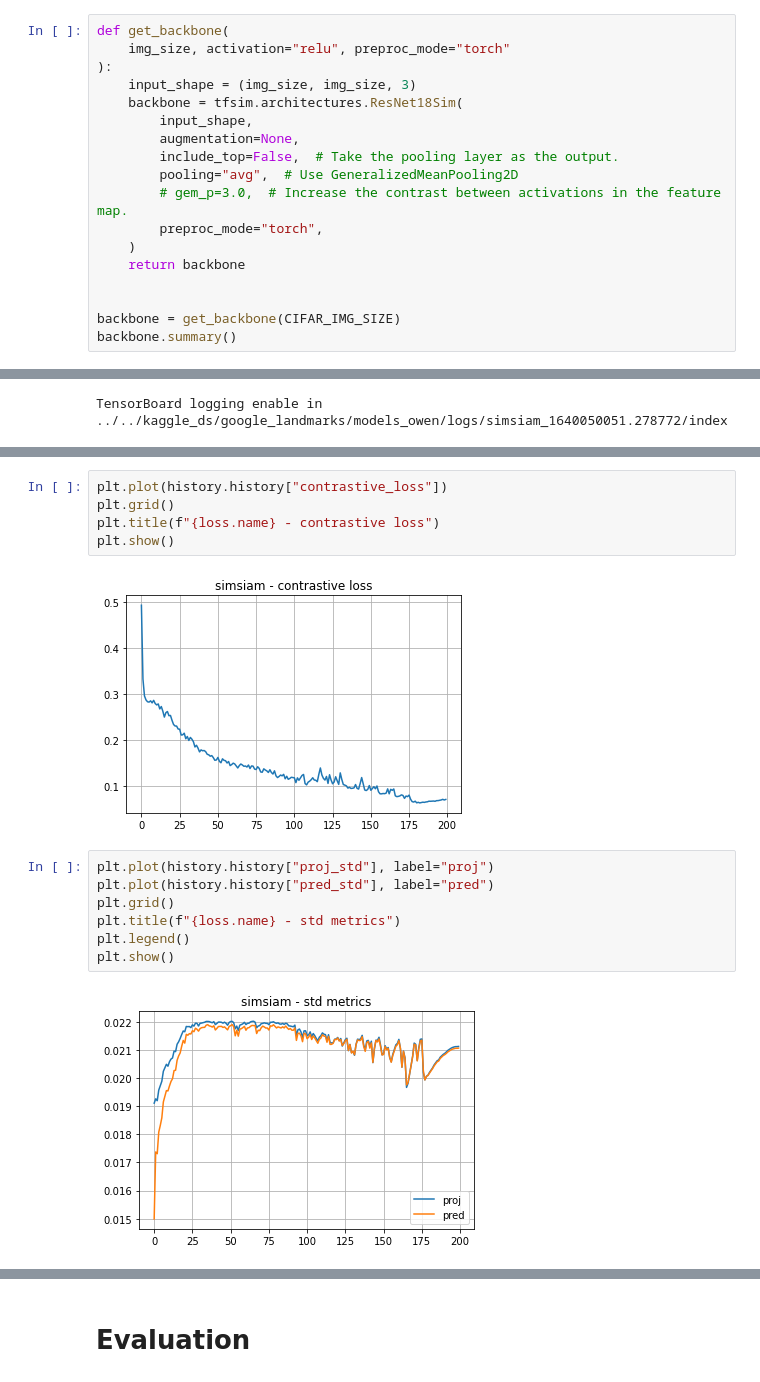
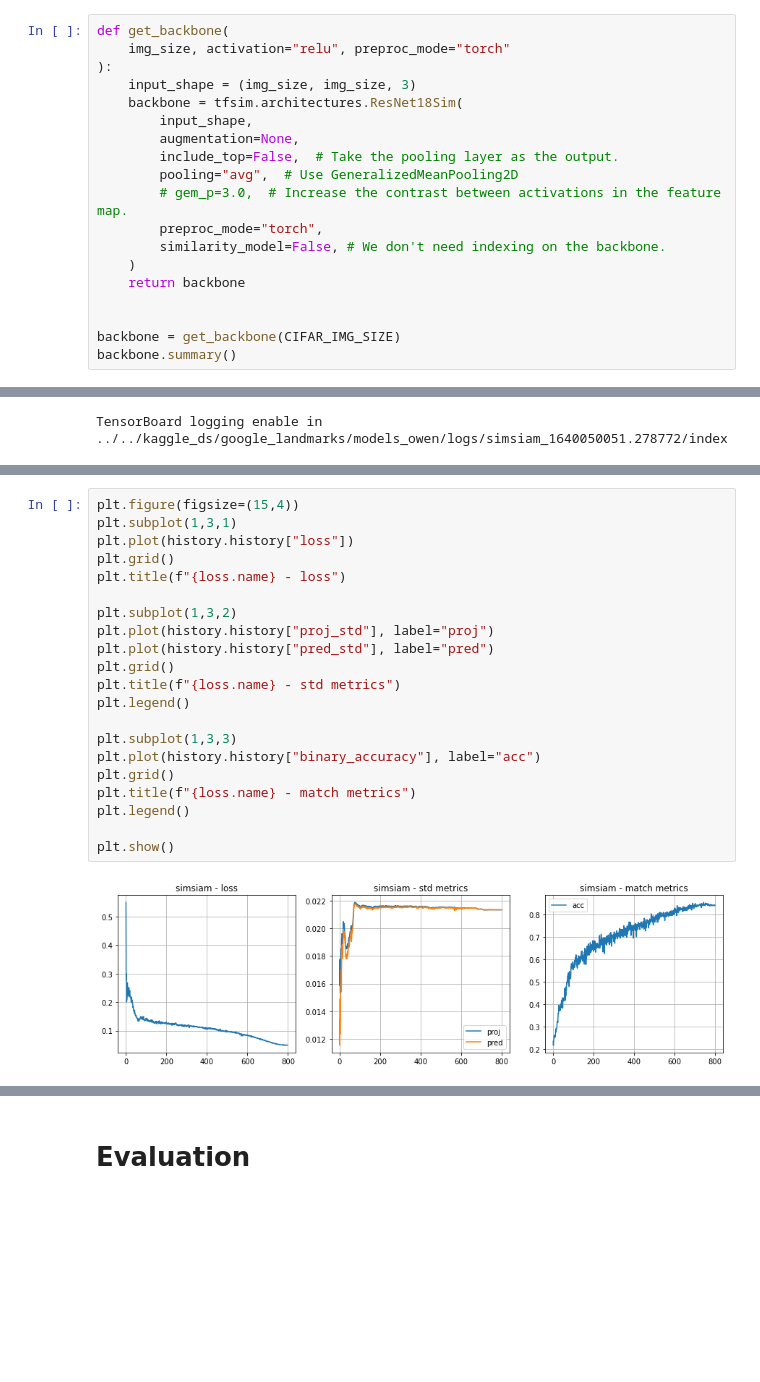
Before and after one commit to tensorflow/similarity, a Jupyter notebook: examples/unsupervised_hello_world.ipynb, the cells around one changed output, grey strips where cells are left out. Cells and saved outputs as stored; diff of their text form; blank space fills up the shorter version.

Commit message:
Updates for contrastive model saving.

```diff
--- a/examples/unsupervised_hello_world.ipynb
+++ b/examples/unsupervised_hello_world.ipynb
@@ -328,6 +321,7 @@ def get_backbone(
         pooling="avg",  # Use GeneralizedMeanPooling2D
         # gem_p=3.0,  # Increase the contrast between activations in the feature map.
         preproc_mode="torch",
+        similarity_model=False, # We don't need indexing on the backbone.
     )
     return backbone
 
@@ -562,16 +565,23 @@ Epoch 2/800
-# %%
-plt.plot(history.history["contrastive_loss"])
-plt.grid()
-plt.title(f"{loss.name} - contrastive loss")
-plt.show()
-# %% [output]
-[figure, removed]
 # %%
+plt.figure(figsize=(15,4))
+plt.subplot(1,3,1)
+plt.plot(history.history["loss"])
+plt.grid()
+plt.title(f"{loss.name} - loss")
+
+plt.subplot(1,3,2)
 plt.plot(history.history["proj_std"], label="proj")
 plt.plot(history.history["pred_std"], label="pred")
 plt.grid()
 plt.title(f"{loss.name} - std metrics")
 plt.legend()
+
+plt.subplot(1,3,3)
+plt.plot(history.history["binary_accuracy"], label="acc")
+plt.grid()
+plt.title(f"{loss.name} - match metrics")
+plt.legend()
+
 plt.show()
 # %% [output]
-[figure, old version]
+[figure, new version]
```
Also changed, not shown: parts of 18 cells of this notebook, 3 other files.
